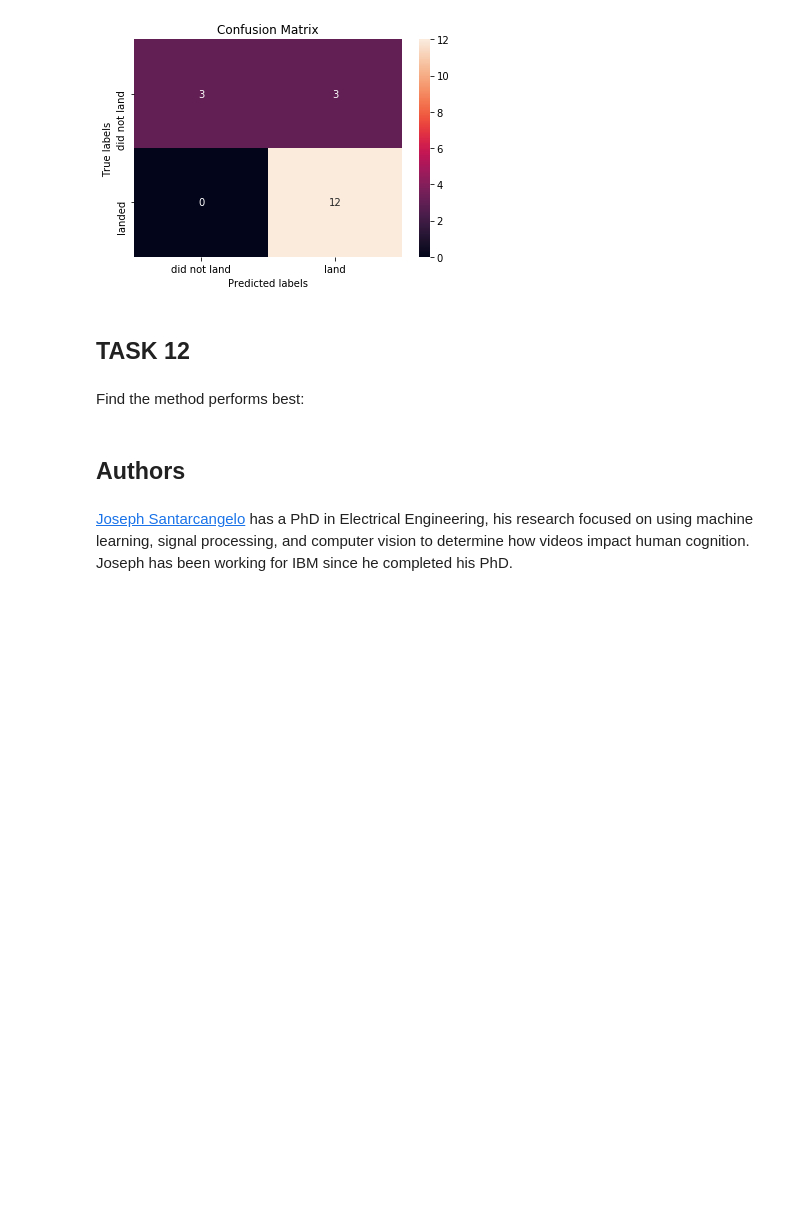
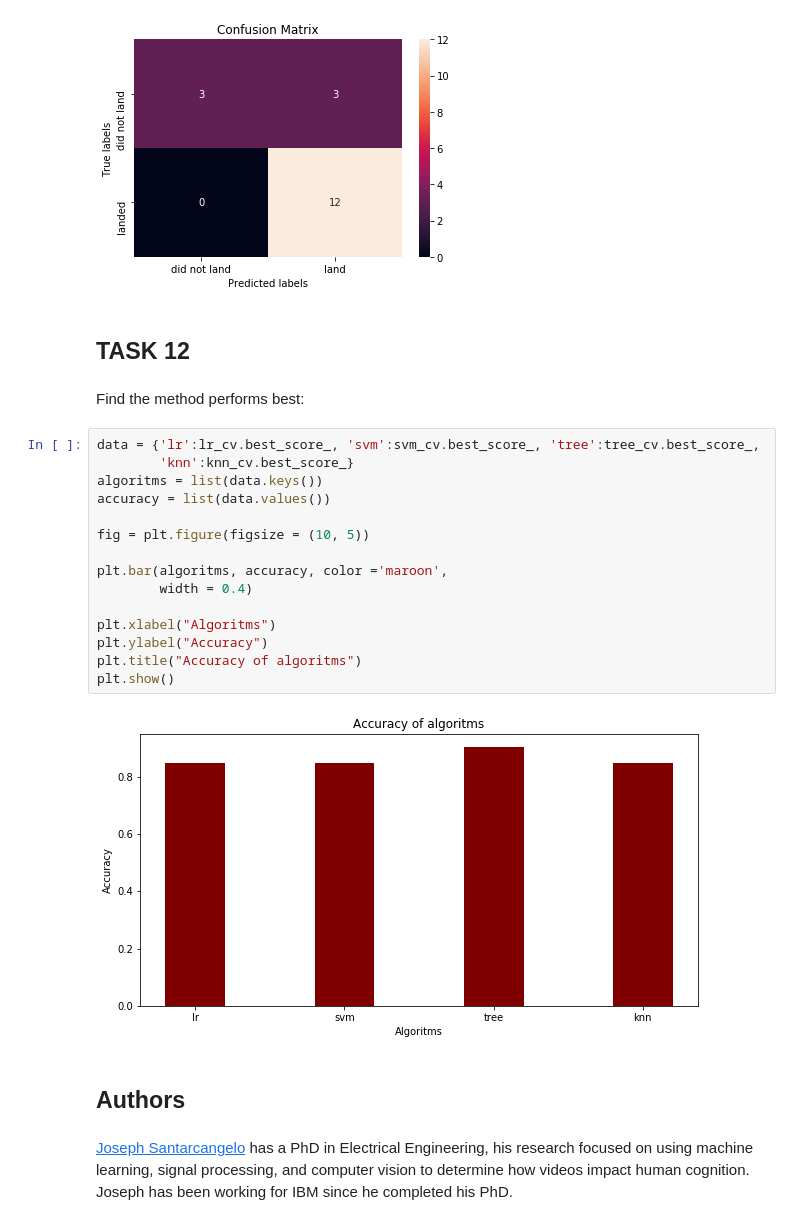
Before and after one commit to alex80ds/Coursera-IBM-DS, a Jupyter notebook: SpaceX_Machine Learning Prediction_Part_5.ipynb, the cells around one changed output. Cells and saved outputs as stored; diff of their text form; blank space fills up the shorter version.

```diff
--- a/SpaceX_Machine Learning Prediction_Part_5.ipynb
+++ b/SpaceX_Machine Learning Prediction_Part_5.ipynb
@@ -359,6 +359,23 @@ plot_confusion_matrix(Y_test,yhat)
 ## TASK  12
 # %% [markdown]
 Find the method performs best:
+# %%
+data = {'lr':lr_cv.best_score_, 'svm':svm_cv.best_score_, 'tree':tree_cv.best_score_,
+        'knn':knn_cv.best_score_}
+algoritms = list(data.keys())
+accuracy = list(data.values())
+
+fig = plt.figure(figsize = (10, 5))
+
+plt.bar(algoritms, accuracy, color ='maroon',
+        width = 0.4)
+
+plt.xlabel("Algoritms")
+plt.ylabel("Accuracy")
+plt.title("Accuracy of algoritms")
+plt.show()
+# %% [output]
+[figure, added]
 # %% [markdown]
 ## Authors
 # %% [markdown]
```
Also changed, not shown: parts of 6 cells of this notebook.
